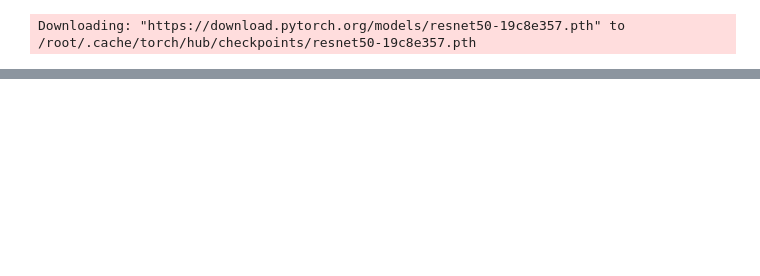
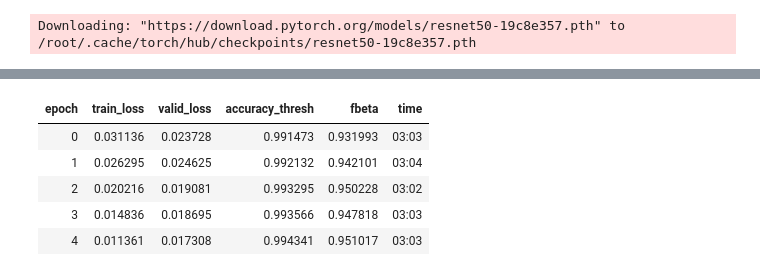
Before and after one commit to rkudulis/Deep-Learning-Notebooks, a Jupyter notebook: Fashion.ipynb, the cells around one changed output, grey strips where cells are left out. Cells and saved outputs as stored; diff of their text form; code cells hidden in the pictures; blank space fills up the shorter version.

```diff
--- a/Fashion.ipynb
+++ b/Fashion.ipynb
@@ -305,0 +323,9 @@ FileNotFoundError: ignored
+# %%
+learn.fit_one_cycle(5, slice(1e-5, lr/5))
+# %% [output]
+| epoch | train_loss | valid_loss | accuracy_thresh | fbeta | time |
+| 0 | 0.031136 | 0.023728 | 0.991473 | 0.931993 | 03:03 |
+| 1 | 0.026295 | 0.024625 | 0.992132 | 0.942101 | 03:04 |
+| 2 | 0.020216 | 0.019081 | 0.993295 | 0.950228 | 03:02 |
+| 3 | 0.014836 | 0.018695 | 0.993566 | 0.947818 | 03:03 |
+| 4 | 0.011361 | 0.017308 | 0.994341 | 0.951017 | 03:03 |
```
Also changed, not shown: parts of 18 cells of this notebook.
